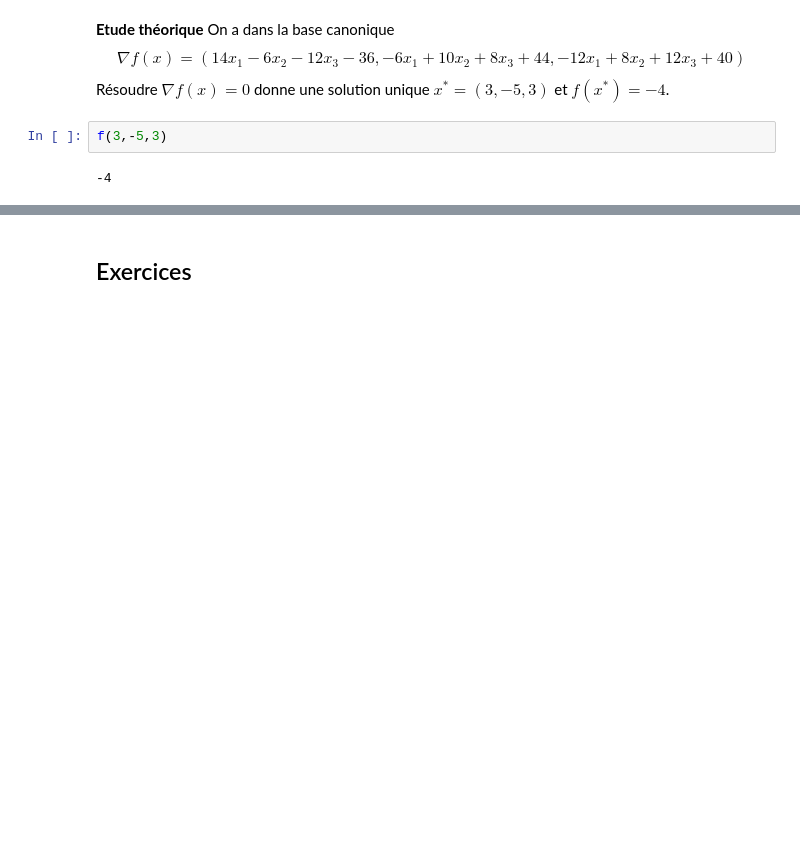
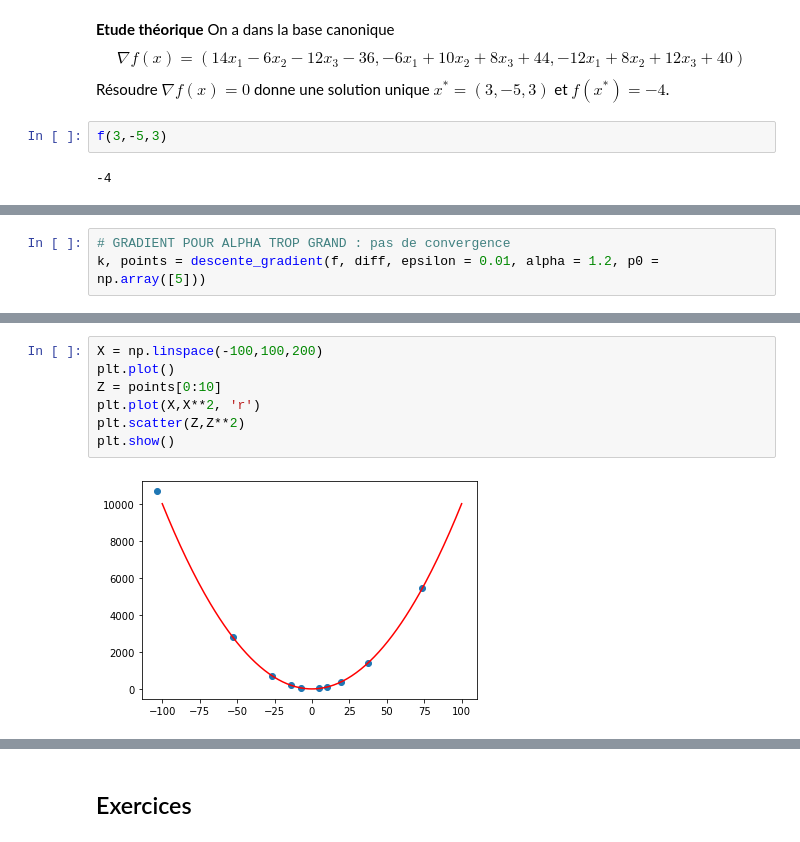
Before and after one commit to DrAlgo/apprentissage_m2_amis, a Jupyter notebook: jupyter/3_rappels_calcul_differentiel.ipynb, the cells around one changed output, grey strips where cells are left out. Cells and saved outputs as stored; diff of their text form; blank space fills up the shorter version.

```diff
--- a/jupyter/3_rappels_calcul_differentiel.ipynb
+++ b/jupyter/3_rappels_calcul_differentiel.ipynb
@@ -267,0 +350,3 @@ f(3,-5,3)
+# %%
+# GRADIENT POUR ALPHA TROP GRAND : pas de convergence
+k, points = descente_gradient(f, diff, epsilon = 0.01, alpha = 1.2, p0 = np.array([5]))
@@ -267,0 +371,9 @@ f(3,-5,3)
+# %%
+X = np.linspace(-100,100,200)
+plt.plot()
+Z = points[0:10]
+plt.plot(X,X**2, 'r')
+plt.scatter(Z,Z**2)
+plt.show()
+# %% [output]
+[figure, added]
```
Also changed, not shown: parts of 18 cells of this notebook, 3 other files.
